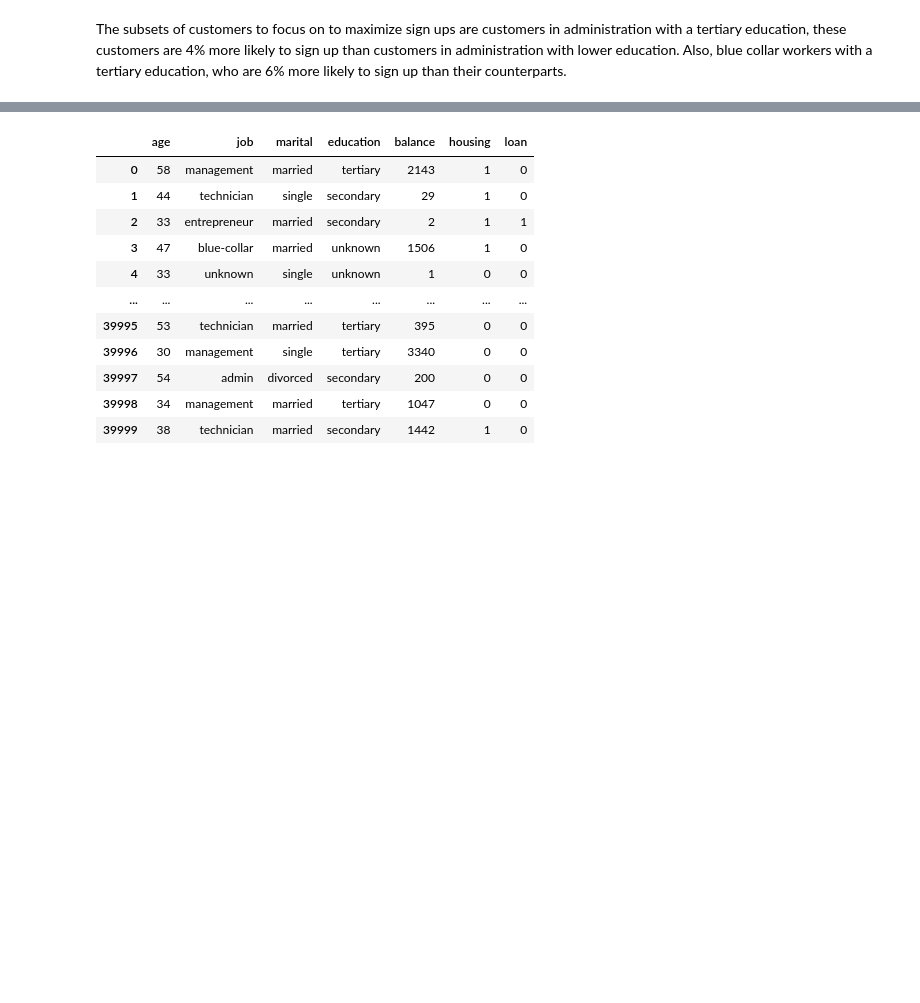
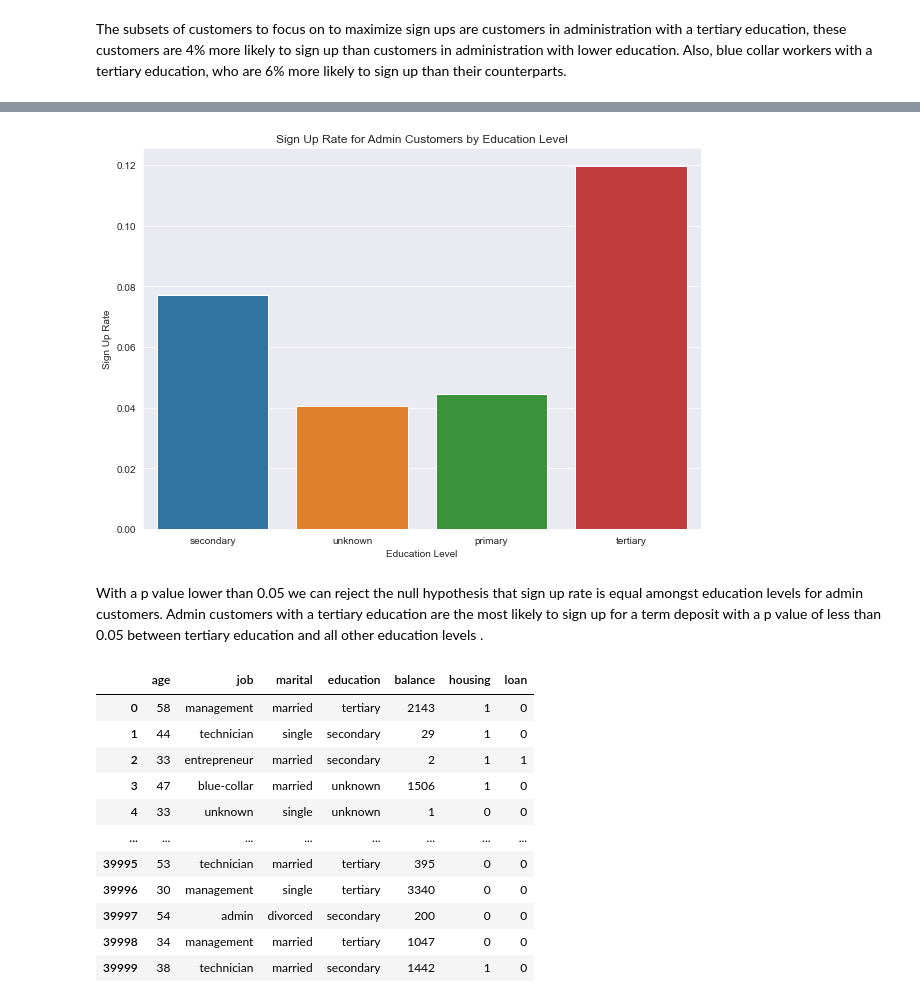
Before and after one commit to c-woo/Term-Deposit-Marketing, a Jupyter notebook: Term Deposit Marketing.ipynb, the cells around one changed output, grey strips where cells are left out. Drawn from its saved outputs; the diff is of its cells as text; code cells hidden in the pictures; blank space fills up the shorter version.

```diff
--- a/Term Deposit Marketing.ipynb
+++ b/Term Deposit Marketing.ipynb
@@ -971,0 +1029,15 @@ The subsets of customers to focus on to maximize sign ups are customers in admin
+# %%
+## run a chi square test for administration workers by education level
+
+admin = df.loc[df['job'] == 'admin']
+
+ct4 = pd.crosstab(admin['y'], admin['education'])
+print(ct4)
+
+colsum = ct4.sum(axis=0)
+colpct = ct4/colsum
+print(colpct, '\n')
+
+print('chi-square value, p value, expected counts')
+cs4 = scipy.stats.chi2_contingency(ct4)
+cs4
@@ -972,3 +1075,14 @@ The subsets of customers to focus on to maximize sign ups are customers in admin
+# %%
+plt.figure(figsize=(10, 7))
+sns.barplot(x='education', y='y', data=admin, ci=None)
+plt.xlabel('Education Level')
+plt.ylabel('Sign Up Rate')
+plt.title('Sign Up Rate for Admin Customers by Education Level')
+plt.show()
+# %% [output]
+[figure, added]
+# %% [markdown]
+With a p value lower than 0.05 we can reject the null hypothesis that sign up rate is equal amongst education levels for admin customers. Admin customers with a tertiary education are the most likely to sign up for a term deposit with a p value of less than 0.05 between tertiary education and all other education levels .
 # %%
 test = df.drop(labels=['default', 'contact', 'campaign', 'duration', 'day', 'month', 'y'], axis=1)
 test
```
Also changed, not shown: parts of 6 cells of this notebook.
